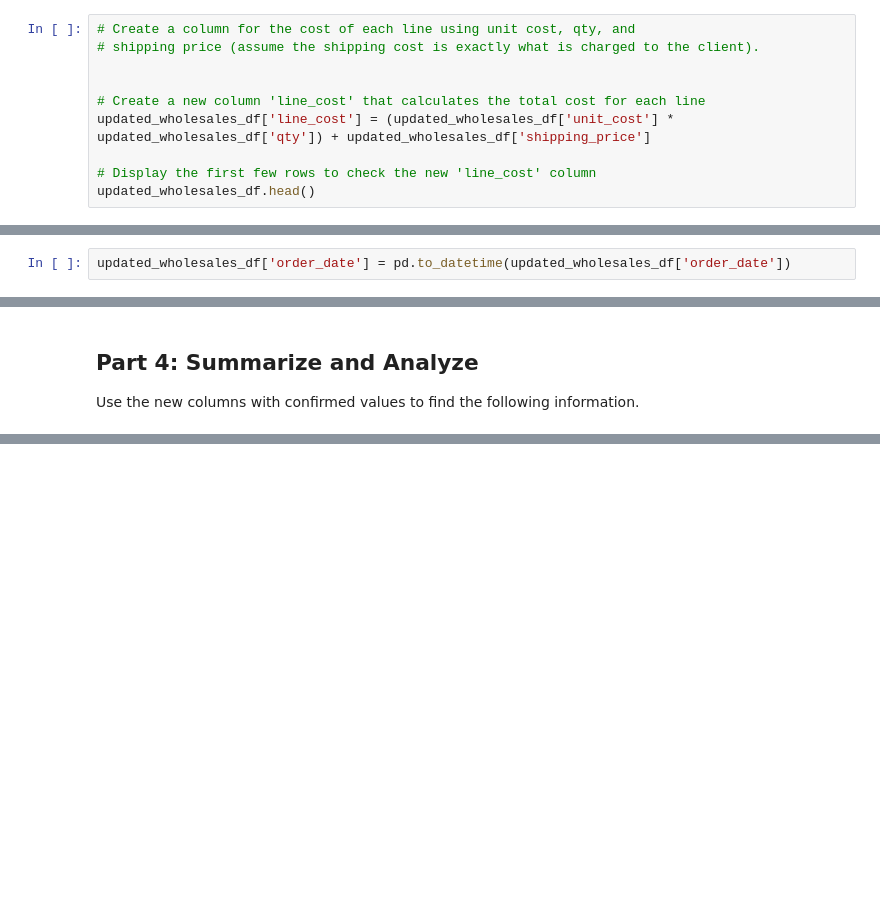
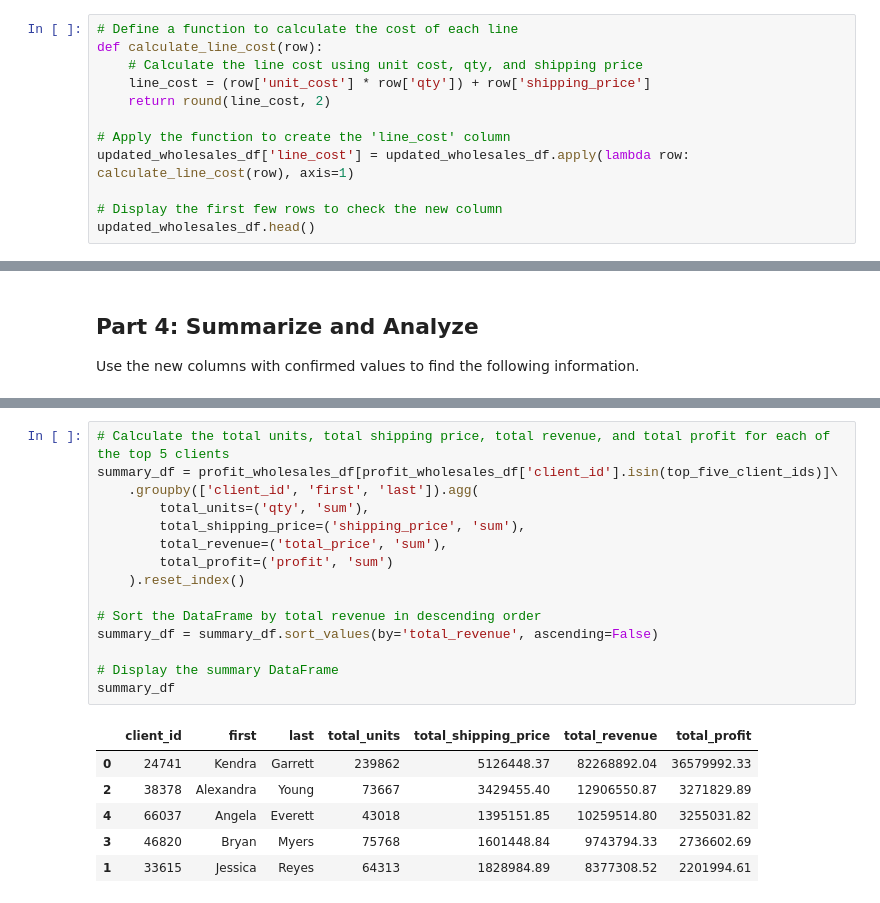
Before and after one commit to jsaintfleur/pandas-challenge-1, a Jupyter notebook: Starter_Code/wholesale_data_analysis_starter_code.ipynb, the cells around one changed output, grey strips where cells are left out. Cells and saved outputs as stored; diff of their text form; blank space fills up the shorter version.

Commit message:
Fixed calculatation errors in part 3 and added data viz to complement findings

```diff
--- a/Starter_Code/wholesale_data_analysis_starter_code.ipynb
+++ b/Starter_Code/wholesale_data_analysis_starter_code.ipynb
@@ -303,14 +316,16 @@ updated_wholesales_df.head()
 | 4 | Christina | Schwartz | Chiropractor | 265-829-3643 | christinaschwartz9252@mcconnell.com | 92089 | 1322274 | 2023-05-28 | 21 | 2023 | ... |
 5 rows × 21 columns
 # %%
-# Create a column for the cost of each line using unit cost, qty, and
-# shipping price (assume the shipping cost is exactly what is charged to the client).
+# Define a function to calculate the cost of each line
+def calculate_line_cost(row):
+    # Calculate the line cost using unit cost, qty, and shipping price
+    line_cost = (row['unit_cost'] * row['qty']) + row['shipping_price']
+    return round(line_cost, 2)
 
+# Apply the function to create the 'line_cost' column
+updated_wholesales_df['line_cost'] = updated_wholesales_df.apply(lambda row: calculate_line_cost(row), axis=1)
 
-# Create a new column 'line_cost' that calculates the total cost for each line
-updated_wholesales_df['line_cost'] = (updated_wholesales_df['unit_cost'] * updated_wholesales_df['qty']) + updated_wholesales_df['shipping_price']
-
-# Display the first few rows to check the new 'line_cost' column
+# Display the first few rows to check the new column
 updated_wholesales_df.head()
 # %% [output]
 |  | first | last | job | phone | email | client_id | order_id | order_date | order_week | order_year | ... |
@@ -343,2 +337,0 @@ dtype: object
-# %%
-updated_wholesales_df['order_date'] = pd.to_datetime(updated_wholesales_df['order_date'])
@@ -791,0 +440,22 @@ Sorted Summary by Total Profit (in millions):
+# %%
+# Calculate the total units, total shipping price, total revenue, and total profit for each of the top 5 clients
+summary_df = profit_wholesales_df[profit_wholesales_df['client_id'].isin(top_five_client_ids)]\
+    .groupby(['client_id', 'first', 'last']).agg(
+        total_units=('qty', 'sum'),
+        total_shipping_price=('shipping_price', 'sum'),
+        total_revenue=('total_price', 'sum'),
+        total_profit=('profit', 'sum')
+    ).reset_index()
+
+# Sort the DataFrame by total revenue in descending order
+summary_df = summary_df.sort_values(by='total_revenue', ascending=False)
+
+# Display the summary DataFrame
+summary_df
+# %% [output]
+|  | client_id | first | last | total_units | total_shipping_price | total_revenue | total_profit |
+| 0 | 24741 | Kendra | Garrett | 239862 | 5126448.37 | 82268892.04 | 36579992.33 |
+| 2 | 38378 | Alexandra | Young | 73667 | 3429455.40 | 12906550.87 | 3271829.89 |
+| 4 | 66037 | Angela | Everett | 43018 | 1395151.85 | 10259514.80 | 3255031.82 |
+| 3 | 46820 | Bryan | Myers | 75768 | 1601448.84 | 9743794.33 | 2736602.69 |
+| 1 | 33615 | Jessica | Reyes | 64313 | 1828984.89 | 8377308.52 | 2201994.61 |
```
Also changed, not shown: parts of 28 cells of this notebook, 1 other file.
